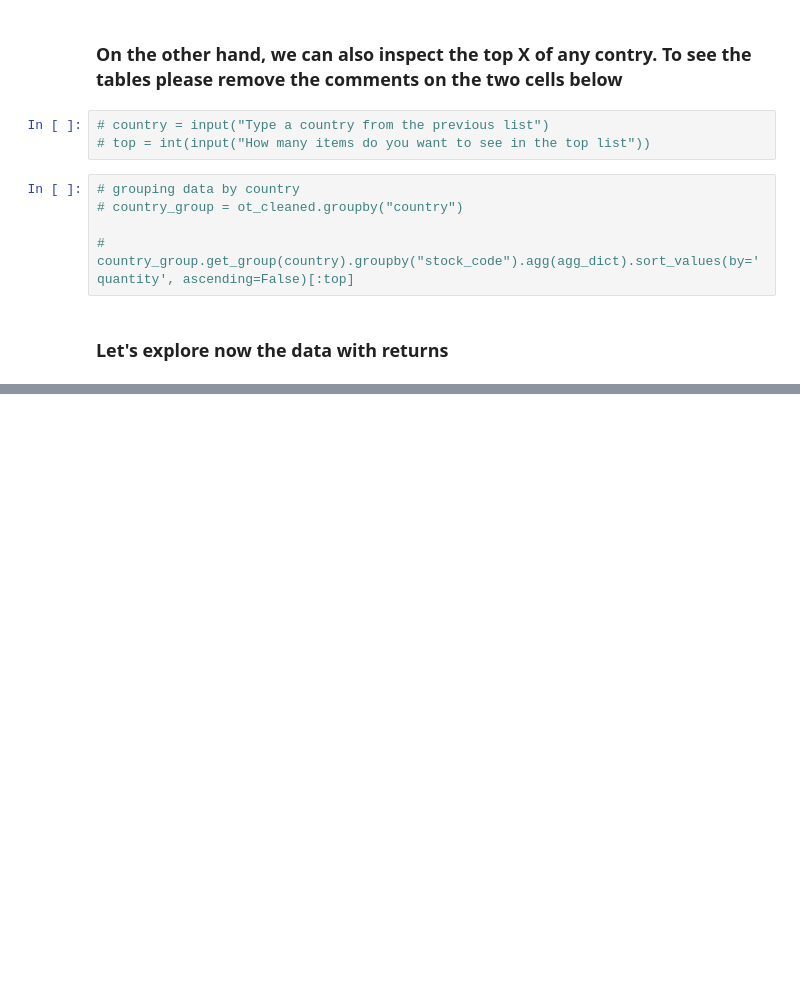
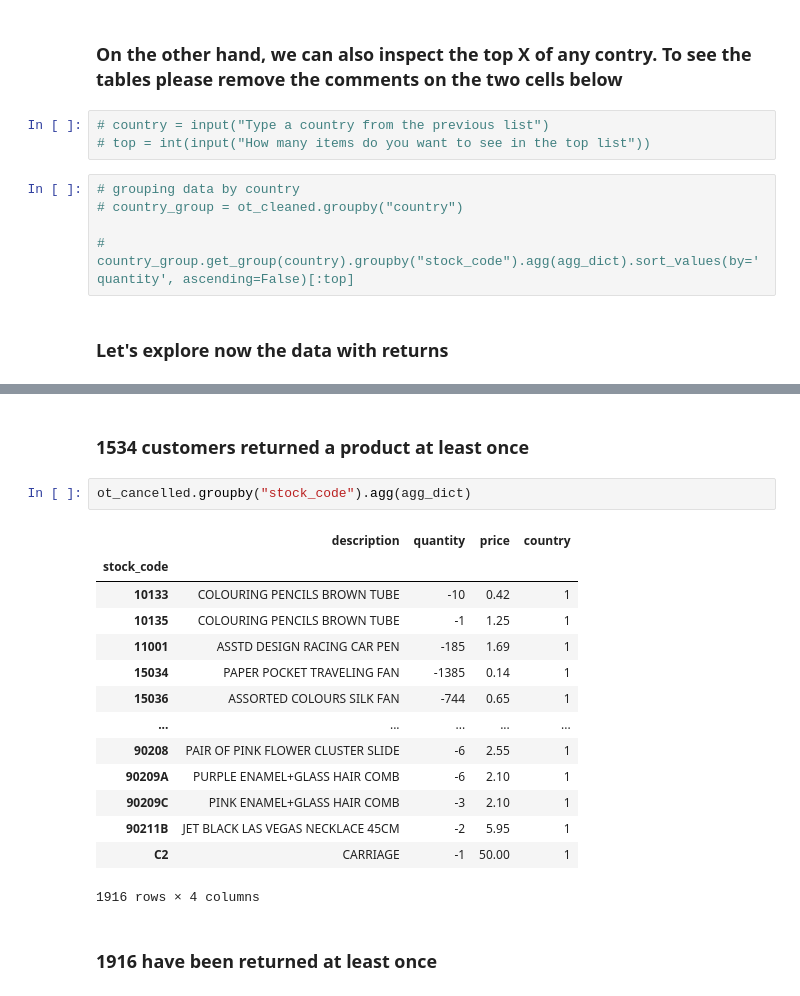
Before and after one commit to adriannaluz/data-analysis_portfolio, a Jupyter notebook: customer_segmentation/notebooks/data_exploration.ipynb, the cells around one changed output, grey strips where cells are left out. Cells and saved outputs as stored; diff of their text form; blank space fills up the shorter version.

```diff
--- a/customer_segmentation/notebooks/data_exploration.ipynb
+++ b/customer_segmentation/notebooks/data_exploration.ipynb
@@ -298,0 +302,21 @@ top10.index.isin(canc_grouped.index).sum()
+# %% [markdown]
+### 1534 customers returned a product at least once
+# %%
+ot_cancelled.groupby("stock_code").agg(agg_dict)
+# %% [output]
+|  | description | quantity | price | country |
+| stock_code |  |  |  |  |
+| 10133 | COLOURING PENCILS BROWN TUBE | -10 | 0.42 | 1 |
+| 10135 | COLOURING PENCILS BROWN TUBE | -1 | 1.25 | 1 |
+| 11001 | ASSTD DESIGN RACING CAR PEN | -185 | 1.69 | 1 |
+| 15034 | PAPER POCKET TRAVELING FAN | -1385 | 0.14 | 1 |
+| 15036 | ASSORTED COLOURS SILK FAN | -744 | 0.65 | 1 |
+| ... | ... | ... | ... | ... |
+| 90208 | PAIR OF PINK FLOWER CLUSTER SLIDE | -6 | 2.55 | 1 |
+| 90209A | PURPLE ENAMEL+GLASS HAIR COMB | -6 | 2.10 | 1 |
+| 90209C | PINK ENAMEL+GLASS HAIR COMB | -3 | 2.10 | 1 |
+| 90211B | JET BLACK LAS VEGAS NECKLACE 45CM | -2 | 5.95 | 1 |
+| C2 | CARRIAGE | -1 | 50.00 | 1 |
+1916 rows × 4 columns
+# %% [markdown]
+### 1916 have been returned at least once
```
Also changed, not shown: parts of 18 cells of this notebook, 1 other file.
